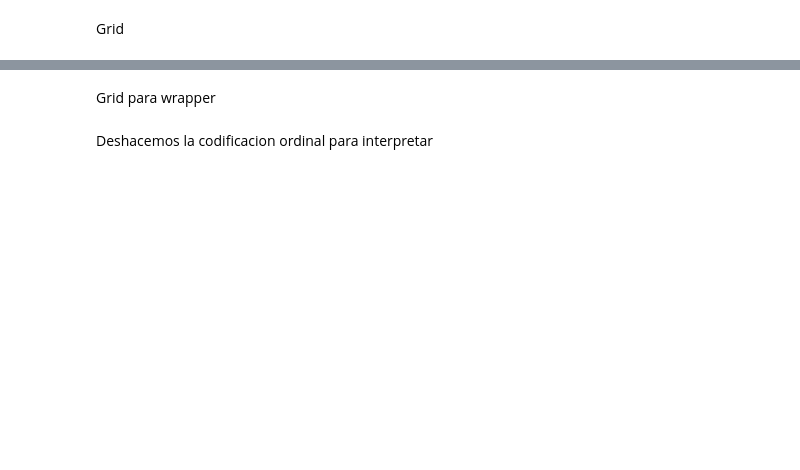
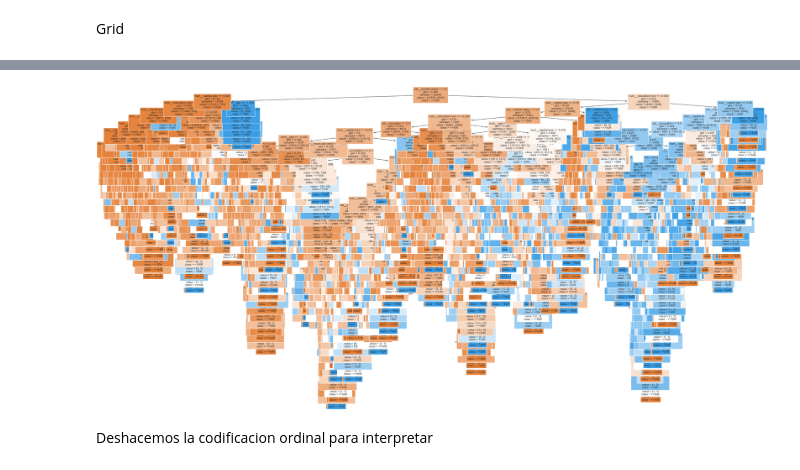
Before and after one commit to illa402/Salaty-ML-Project, a Jupyter notebook: preprocesamiento.ipynb, the cells around one changed output, grey strips where cells are left out. Drawn from its saved outputs; the diff is of its cells as text; code cells hidden in the pictures; blank space fills up the shorter version.

Commit message:
Cambios en grid, funciones, imputaciones, shap arbol

```diff
--- a/preprocesamiento.ipynb
+++ b/preprocesamiento.ipynb
@@ -580,7 +584,7 @@ def rellenarModa(data):
         if (columna != "native-country"):
         # Calcula la moda de la columna y rellena los valores nulos
             moda = dataCopiada[columna].mode(dropna = True)
-            dataCopiada[columna] = dataCopiada[columna].fillna(moda)
+            dataCopiada[columna] = dataCopiada[columna].fillna(moda[0])
     return dataCopiada
 
 imputador_modas = FunctionTransformer(rellenarModa, validate=False)
@@ -694,3 +591,18 @@ ValueError: Invalid parameter 'ccp_alpha' for estimator KNeighborsClassifier().
+# %%
+def rellenarKnn(data):
+    columna = "native-country"
+    dataCopiada = data.copy()
+    columnas_categoricas = dataCopiada.select_dtypes(include=['object']).columns
+    encoder = OrdinalEncoder(handle_missing= "return_nan")
+    dataCopiada[columnas_categoricas] = encoder.fit_transform(dataCopiada[columnas_categoricas])
+
+    imputer = KNNImputer(n_neighbors=5, weights="distance")
+    dataImputada = imputer.fit_transform(dataCopiada)
+    dataImputada = pd.DataFrame(dataImputada, columns=dataCopiada.columns)
+    dataImputada[columna] = dataImputada[columna].round().astype(int)
+    dataImputada[columnas_categoricas] = encoder.inverse_transform(dataImputada[columnas_categoricas])
+    return dataImputada
+imputador_knn = FunctionTransformer(rellenarKnn, validate=False)
 # %% [markdown]
 Pipeline
 # %%
@@ -847,9 +759,8 @@ numeric_transformer = Pipeline(steps=[
     # ('crear_capital_balance', crear_col_capital_balance),
     # ('log_capital_gain_loss_final_weight', crear_col_log_numerical)
     # ('scaler', RobustScaler())
-    # ('scaler', StandardScaler()),
+    ('scaler', StandardScaler()),
     # ('scaler', MinMaxScaler()) Descartado despues de las pruebas
-    # ('Kpca', KernelPCA(kernel='rbf', gamma = 0.1))
     ('imputer_after', SimpleImputer(strategy='constant', fill_value=-1)),
 ])
 categorical_transformer = Pipeline(steps=[
@@ -891,9 +802,9 @@ pipeline = ImbPipeline([
     # ('condensed_nearest_neighbour', CondensedNearestNeighbour(n_neighbors=3, n_jobs=-1, sampling_strategy='auto')),
     # ('tomek_links', TomekLinks(sampling_strategy='auto', n_jobs=-1)),
     # ('variance_threshold', VarianceThreshold(threshold=0.03)),
-    # ('pca', PCA(n_components=0.95)),
+    # ('pca', PCA(svd_solver='full')),
     ('classifier',   KNeighborsClassifier())
-    # ('classifier', DecisionTreeClassifier(**clf_params))
+    # ('classifier', DecisionTreeClassifier())
     # ('classifier_umbral', ThresholdClassifier(KNeighborsClassifier(), threshold=0.25)),
     # ('classifier_umbral', ThresholdClassifier(DecisionTreeClassifier(), threshold=0.1)),
 ])
@@ -922,6 +833,7 @@ Recall medio por clase en Val:  0.6173278011482055
 Grid
 # %%
 param_grid_knn = {
+    'pca__n_components': [0.8, 0.9, 0.95],
     'classifier__n_neighbors' : [10, 50, 100],
     'classifier__weights'     : ['uniform', 'distance'],
     'classifier__metric'      : ['euclidean', 'manhattan'],
@@ -935,6 +847,11 @@ param_grid_tree = {
     # 'classifier__min_impurity_decrease' : [0.0, 0.1, 0.2],
 }
 
+param_grid_wrapper = {
+    'wrapper__n_features_to_select': [20,25,30, 35, 40],
+    'wrapper__step': [1, 3, 5]
+}
+
 # --------------------------------------------------------------------
 # 3.  Configuración del GridSearch ------------------------------------
 # --------------------------------------------------------------------
@@ -943,8 +860,9 @@ holdout = StratifiedShuffleSplit(
 
 grid = GridSearchCV(
     estimator=pipeline,
-    param_grid=param_grid_tree,
-    # param_grid=param_grid_knn,
+    # param_grid=param_grid_tree,
+    param_grid=param_grid_knn,
+    # param_grid = param_grid_wrapper,
     cv=holdout,
     scoring='roc_auc',         # o 'roc_auc', 'balanced_accuracy', etc.
     n_jobs=-1,                  # paraliza en todos los cores disponibles
@@ -984,11 +914,12 @@ print("Recall medio por clase: ", recall_score(y, predicciones, average='macro')
 # %%
 
 plt.figure(figsize=(40, 20))
-feature_names = pipeline.named_steps["preprocesador"].get_feature_names_out()
+feature_names = best_model.named_steps["preprocesador"].get_feature_names_out()
 plot_tree(pipeline.named_steps['classifier'], filled=True, fontsize=10, feature_names=feature_names, class_names=["<=50K", ">50K"])
 plt.savefig("arbol_decision.pdf",       # nombre y formato
             dpi=300,                    # resolución en puntos por pulgada
             bbox_inches="tight")
+
 plt.show()
+# %% [output]
+[figure, added]
-# %% [markdown]
-Grid para wrapper
```
Also changed, not shown: parts of 12 cells of this notebook, 1 other file.
